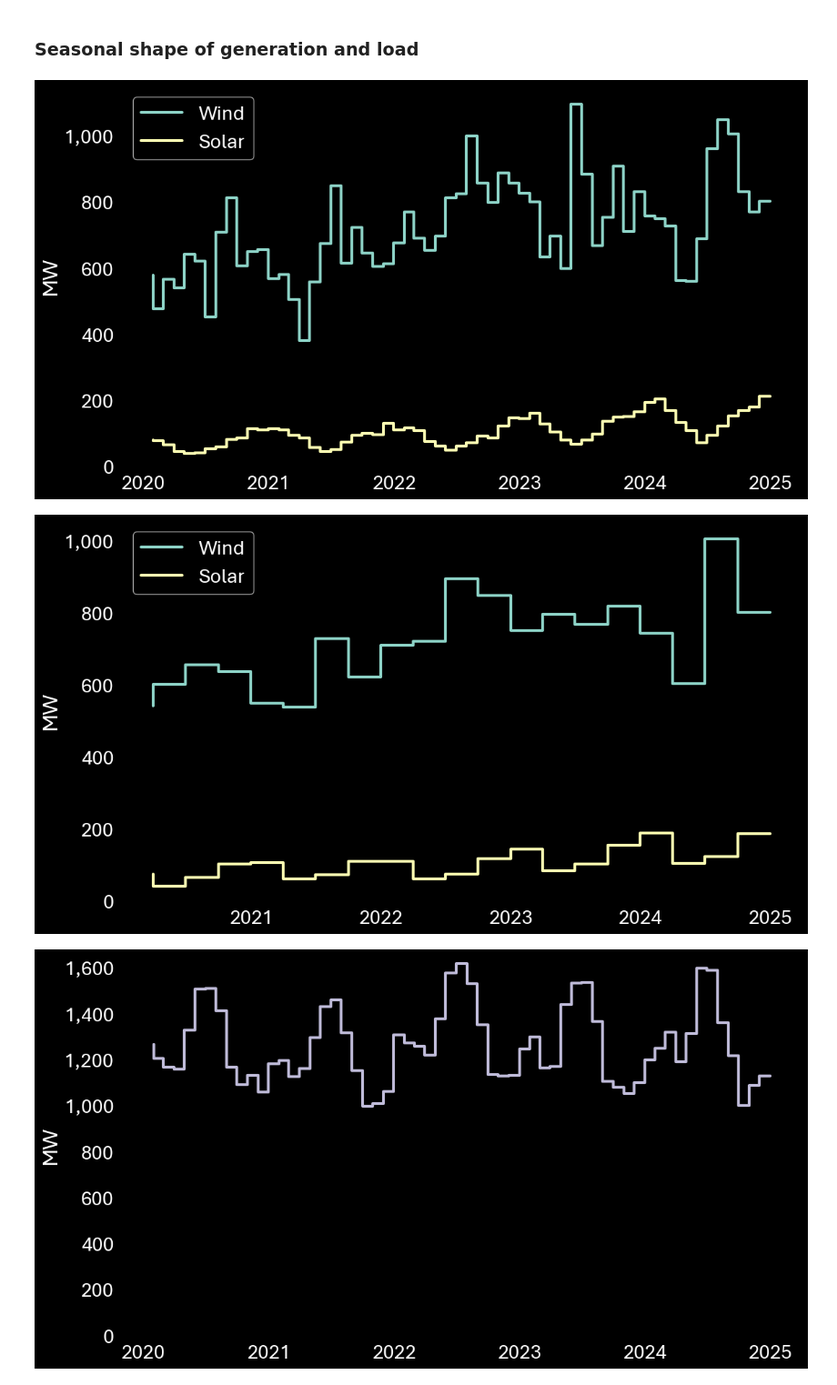
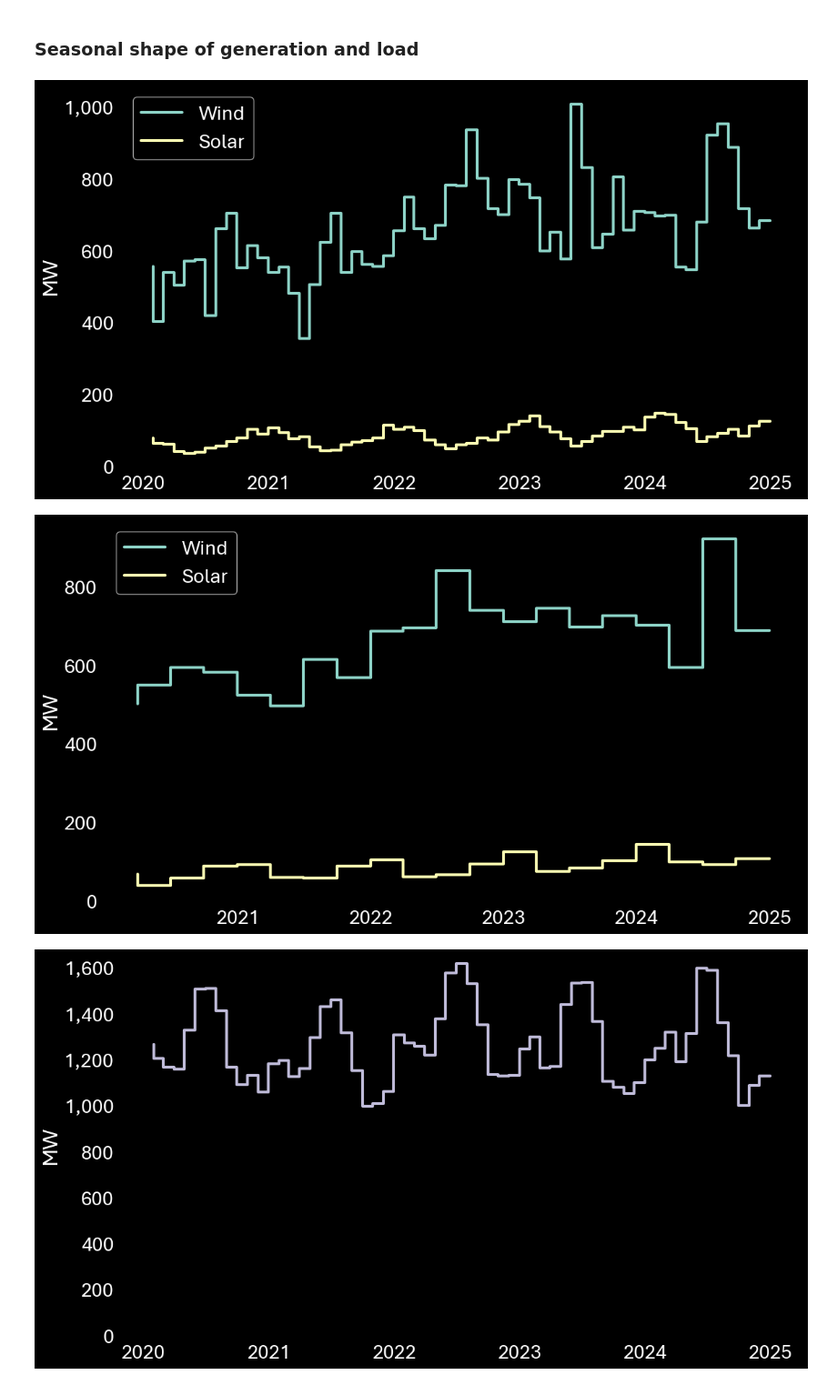
Before and after one commit to MarkusMannheim/contract_modelling, a Jupyter notebook: data_preparation.ipynb, the cells around one changed output. Shown at 91% size. Cells and saved outputs as stored; diff of their text form; code cells hidden in the pictures.

```diff
--- a/data_preparation.ipynb
+++ b/data_preparation.ipynb
@@ -276,7 +275,7 @@ save_figure(fig, "sa_generator_locations", charts_dir)
 gen_data = sa_duid_data.pivot_table(
     index="Interval",
     columns="Technology",
-    values="Availability",
+    values="Output",
     aggfunc="sum")
 gen_mth = gen_data.resample("ME").mean()
 gen_mth.index.name = "Month"
@@ -302,35 +301,35 @@ for i, tech in enumerate(["Wind", "Solar"]):
         label=tech)
 plt.ylabel("MW")
 plt.ylim(0)
 plt.legend()
 ax.yaxis.set_major_formatter(lambda x, p: f"{x:,.0f}")
 for frame in ["top", "right", "bottom", "left"]:
     ax.spines[frame].set_visible(False)
 plt.show()
 save_figure(fig, "sa_mean_monthly_generation", charts_dir)
 
 fig, ax = plt.subplots(
     figsize=(12, 6.75),
     tight_layout=True)
 for i, tech in enumerate(["Wind", "Solar"]):
     ax.step(
         x=gen_qtr.index,
         y=gen_qtr[tech],
         where="pre",
         linewidth=3,
         color=f"C{i}",
         label=tech)
 plt.ylabel("MW")
 plt.ylim(0)
 plt.legend()
 ax.yaxis.set_major_formatter(lambda x, p: f"{x:,.0f}")
 for frame in ["top", "right", "bottom", "left"]:
     ax.spines[frame].set_visible(False)
 plt.show()
 save_figure(fig, "sa_mean_quarterly_generation", charts_dir)
 # %% [output]
-[figure, old version]
+[figure, new version]
-[figure, old version]
+[figure, new version]
 # %%
 # Monthly and quarterly load data
 load_mth = sa_demand_and_prices.resample("ME")["Total demand"].mean()
```
Also changed, not shown: parts of 3 cells of this notebook, 30 other files.
